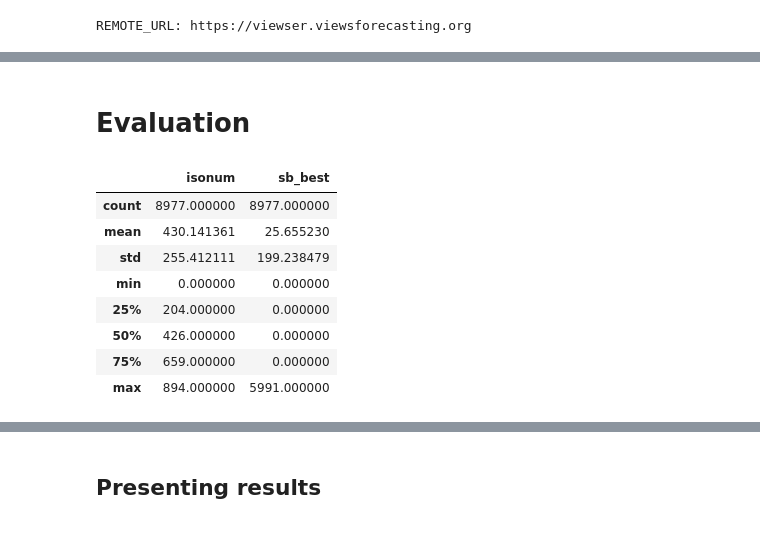
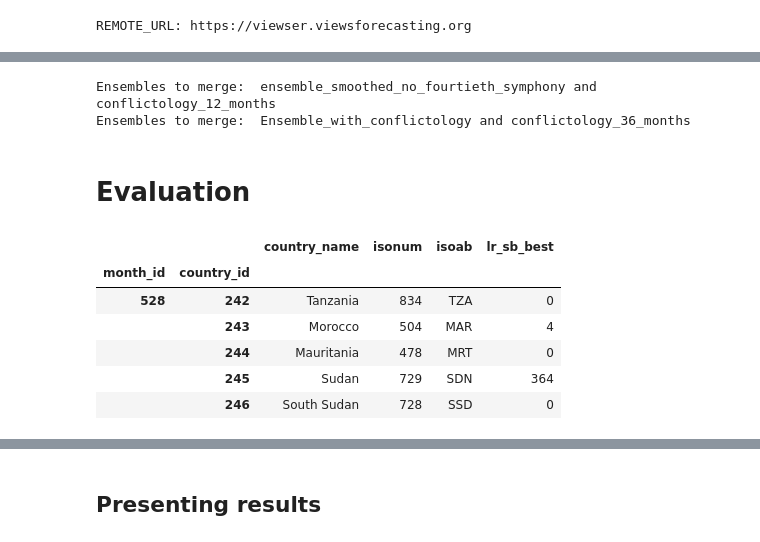
Before and after one commit to views-platform/views-models, a Jupyter notebook: notebooks/hh_shurfmodel.ipynb, the cells around one changed output, grey strips where cells are left out. Cells and saved outputs as stored; diff of their text form; code cells hidden in the pictures.

Commit message:
Model revisions

```diff
--- a/notebooks/hh_shurfmodel.ipynb
+++ b/notebooks/hh_shurfmodel.ipynb
@@ -444,7 +445,7 @@ def countrydata():
     .with_column(Column("country_name",from_loa="country",from_column="name"))
     .with_column(Column("isonum",from_loa="country",from_column="isonum"))
     .with_column(Column("isoab",from_loa="country",from_column="isoab"))
-    .with_column(Column('sb_best', from_loa='country_month', from_column='ged_sb_best_sum_nokgi')
+    .with_column(Column(outcome, from_loa='country_month', from_column='ged_sb_best_sum_nokgi')
         .transform.missing.fill()
         .transform.missing.replace_na()
         )
@@ -453,8 +454,12 @@ def countrydata():
     return(data)
 
 
+historical_actuals_12_df = countrydata().loc[first_month-12-1:last_month-36, :]
+print(historical_actuals_12_df)
+historical_actuals_36_df = countrydata().loc[first_month-36-1:last_month-36, :]
+print(historical_actuals_36_df)
 
 actuals_df = countrydata().loc[first_month:last_month, :]
-actuals_df
+print(actuals_df)
 # %% [output]
 Queryset country_data_for_evaluation read successfully
@@ -475,3 +654,49 @@ Queryset country_data_for_evaluation read successfully
+# %%
+# Add conflictology models to ensemble
+def merge_ensembles(ensemble_1, ensemble_2, number_of_sequences, col_1, col_2, name='Merged_Ensemble'):
+    ''' Merge two ensemble models by averaging their predictions '''
+    merged_ensemble = {
+        'name': name,
+        'stub': '',
+        'weight': 1000,
+        'seq_data': []
+    }
+
+    print('Ensembles to merge: ', ensemble_1['name'], 'and', ensemble_2['name'])
+    for s in range(number_of_sequences):
+        df1 = ensemble_1['seq_data'][s]['data']
+        df2 = ensemble_2['seq_data'][s]['data']
+        merged_df = df1.explode(col_1, ignore_index=False).copy()
+        merged_df.reset_index(inplace=True)
+#        print(merged_df.tail(5))
+        df2_exploded = df2.explode(col_2, ignore_index=False).copy()
+        df2_exploded.reset_index(inplace=True)
+        merged_df = pd.concat([merged_df, df2_exploded], axis=0)
+#        print(merged_df.tail(5))
+        merged_df['draw'] = merged_df.groupby(['month_id','country_id',col_1]).cumcount()
+        merged_df.set_index(['month_id','country_id','draw'], inplace=True)
+        merged_df.sort_index(inplace=True)
+        merged_df.reset_index(inplace=True)
+        merged_df_imploded = merged_df.groupby(['month_id', 'country_id'])[col_1].apply(lambda x: x.tolist()).reset_index()
+        merged_df_imploded.set_index(['month_id', 'country_id'], inplace=True)
+
+#        merged_df[predcol] = [(np.array(x) + np.array(y)) / 2 for x, y in zip(df1[predcol], df2[predcol])]
+        df_dict = {
+            'first_month': df1.index.get_level_values(0).min(),
+            'last_month': df1.index.get_level_values(0).max(),
+            'samples': 1000,
+            'data': merged_df_imploded
+        }
+        merged_ensemble['seq_data'].append(df_dict)
+    return merged_ensemble
+
+merged_ensemble = merge_ensembles(model_list[-3], model_list[-2], number_of_sequences, predcol, predcol, name='Ensemble_with_conflictology')
+merged_ensemble = merge_ensembles(merged_ensemble, model_list[-1], number_of_sequences, predcol, predcol, name='Ensemble_with_conflictology')
+merged_ensemble
+model_list.append(merged_ensemble)
+# %% [output]
+Ensembles to merge:  ensemble_smoothed_no_fourtieth_symphony and conflictology_12_months
+Ensembles to merge:  Ensemble_with_conflictology and conflictology_36_months
 # %% [markdown]
 # Evaluation
 # %%
@@ -532,14 +757,12 @@ def categorize_fatalities(predlist):
     #return counts.tolist(), proportions.tolist(), len(predlist), mode, labels
     return mode, proportions.tolist()
 # %%
-actuals_df.describe()
+actuals_df.tail()
 # %% [output]
-|  | isonum | sb_best |
-| count | 8977.000000 | 8977.000000 |
-| mean | 430.141361 | 25.655230 |
-| std | 255.412111 | 199.238479 |
-| min | 0.000000 | 0.000000 |
-| 25% | 204.000000 | 0.000000 |
-| 50% | 426.000000 | 0.000000 |
-| 75% | 659.000000 | 0.000000 |
-| max | 894.000000 | 5991.000000 |
+|  |  | country_name | isonum | isoab | lr_sb_best |
+| month_id | country_id |  |  |  |  |
+| 528 | 242 | Tanzania | 834 | TZA | 0 |
+|  | 243 | Morocco | 504 | MAR | 4 |
+|  | 244 | Mauritania | 478 | MRT | 0 |
+|  | 245 | Sudan | 729 | SDN | 364 |
+|  | 246 | South Sudan | 728 | SSD | 0 |
```
Also changed, not shown: parts of 51 cells of this notebook, 26 other files.
